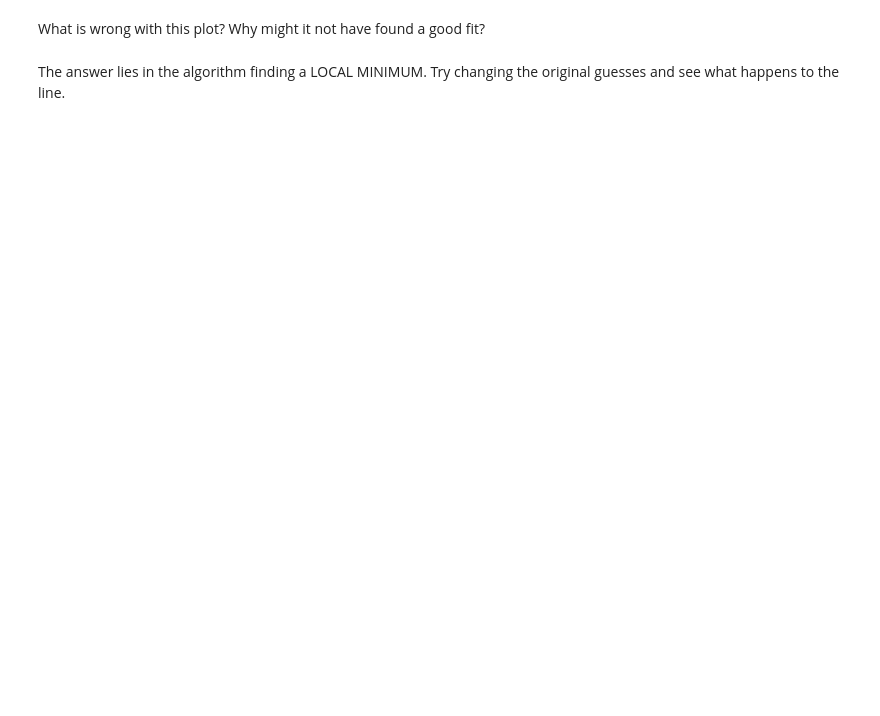
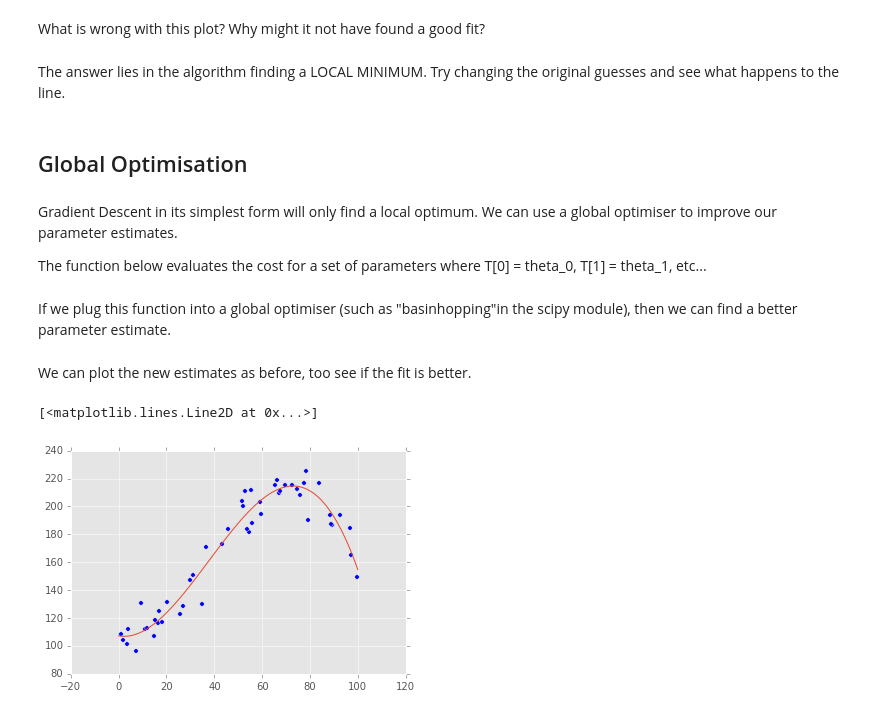
Before and after one commit to plthiyagu/training, a Jupyter notebook: Machine Learning/Exercises/Linear Regression with Multiple Features - Answers.ipynb, the cells around one changed output. Cells and saved outputs as stored; diff of their text form; code cells hidden in the pictures; blank space fills up the shorter version.

```diff
--- a/Machine Learning/Exercises/Linear Regression with Multiple Features - Answers.ipynb
+++ b/Machine Learning/Exercises/Linear Regression with Multiple Features - Answers.ipynb
@@ -252,3 +253,41 @@ plt.plot(xpvec,ypred)
 What is wrong with this plot? Why might it not have found a good fit?
 # %% [markdown]
 The answer lies in the algorithm finding a LOCAL MINIMUM. Try changing the original guesses and see what happens to the line.
+# %% [markdown]
+## Global Optimisation
+# %% [markdown]
+Gradient Descent in its simplest form will only find a local optimum.
+We can use a global optimiser to improve our parameter estimates.
+
+The function below evaluates the cost for a set of parameters where T[0] = theta_0, T[1] = theta_1, etc...
+# %%
+def opt_function(T):
+    df2.Ypredicted = T[0] + T[1]*df2.X_scaled + T[2]*df2.X2_scaled + T[3]*df2.X3_scaled
+    cost = CostFunction(df2.Y,df2.Ypredicted)
+    return cost
+# %% [markdown]
+If we plug this function into a global optimiser (such as "basinhopping"in the scipy module), then we can find a better parameter estimate.
+# %%
+T_guess = [0,0,0,0]
+T_opt = opt.basinhopping(opt_function, T_guess)
+theta_0 = T_opt.x[0]
+theta_1 = T_opt.x[1]
+theta_2 = T_opt.x[2]
+theta_3 = T_opt.x[3]
+# %% [markdown]
+We can plot the new estimates as before, too see if the fit is better.
+# %%
+xpvec = np.linspace(0,100,100)
+xpvec2 = xpvec**2
+xpvec3 = xpvec**3
+xpvec_scaled = (xpvec - X_mu) / X_std
+xpvec2_scaled = (xpvec2 - X2_mu) / X2_std
+xpvec3_scaled = (xpvec3 - X3_mu) / X3_std
+
+ypred = theta_0 + theta_1*xpvec_scaled + theta_2*xpvec2_scaled + theta_3*xpvec3_scaled
+
+plt.scatter(df2.X,df2.Y)
+plt.plot(xpvec,ypred)
+# %% [output]
+[<matplotlib.lines.Line2D at 0x...>]
+[figure, added]
```
Also changed, not shown: parts of 8 cells of this notebook, 6 other files.
